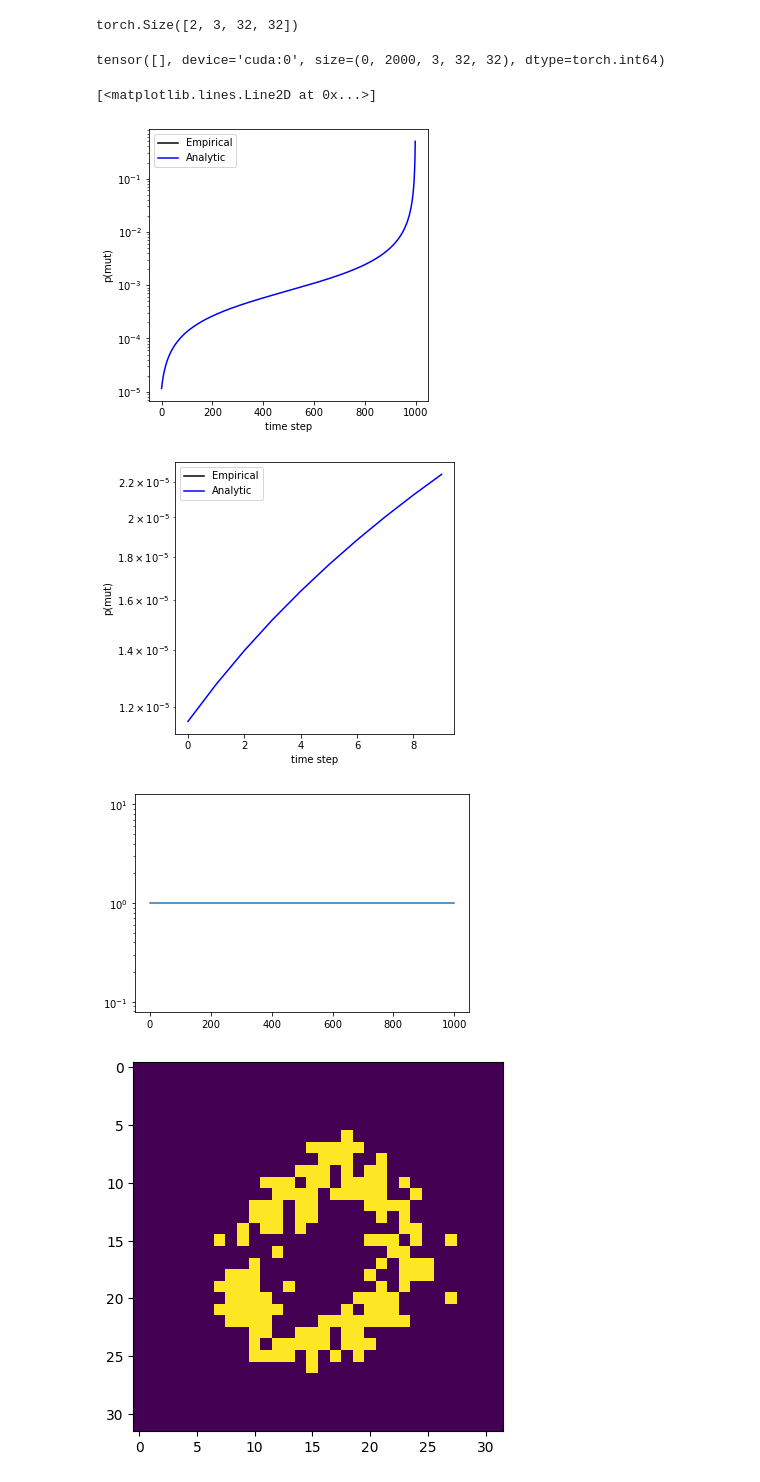
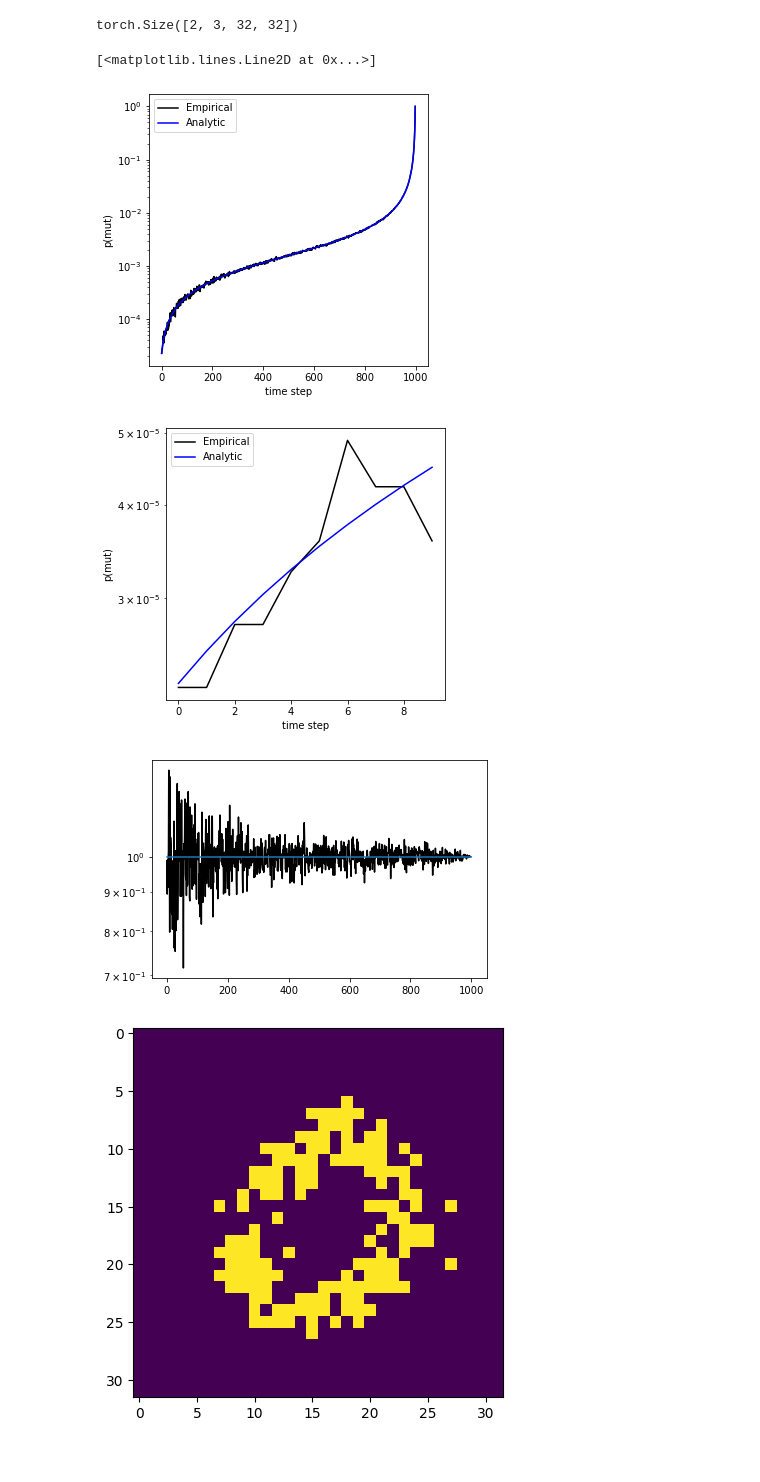
Before and after one commit to AlanNawzadAmin/d3pm, a Jupyter notebook: mut rates.ipynb, the cells around one changed output. Drawn from its saved outputs; the diff is of its cells as text; code cells hidden in the pictures.

```diff
--- a/mut rates.ipynb
+++ b/mut rates.ipynb
@@ -144,7 +144,7 @@ gc.collect()
 torch.cuda.empty_cache()
 gc.collect()
 
-n_samples = 2
+n_samples = 200
 
 cond = torch.zeros(n_samples).cuda().to(torch.int64)
 init_noise = torch.randint(0, N, (n_samples, n_channel, 32, 32)).cuda()
@@ -154,38 +154,34 @@ images = d3pm.sample_with_image_sequence(
 )
 images = torch.cat([im[None, ...] for im in images], 0)
 images = torch.cat([init_noise[None, ...], images], 0)
-diffs = (images[1:] != images[:-1]).reshape(n_samples, n_T-1, -1)
+diffs = (images[1:] != images[:-1]).reshape(n_T-1, n_samples, -1)
-# %%
-images[1:]
-# %% [output]
-tensor([], device='cuda:0', size=(0, 2000, 3, 32, 32), dtype=torch.int64)
 # %%
-r1 = diffs.cpu().numpy().mean(0).mean(-1)[::-1]
-r2 = d3pm.beta_t[1:].cpu().numpy() / 2
+r1 = diffs.cpu().numpy().mean(-1).mean(-1)[::-1]
+r2 = d3pm.beta_t[1:].cpu().numpy()
 plt.figure(figsize=[5, 5])
 plt.semilogy(r1, label="Empirical", color='black')
 plt.semilogy(r2, label="Analytic", color='blue')
 plt.xlabel("time step")
 plt.ylabel("p(mut)")
 plt.legend()
 # plt.savefig("figures/schedule_comparison.png")
 
 plt.figure(figsize=[5, 5])
 plt.semilogy(r1[:10], label="Empirical", color='black')
 plt.semilogy(r2[:10], label="Analytic", color='blue')
 plt.xlabel("time step")
 plt.ylabel("p(mut)")
 plt.legend()
 # plt.savefig("figures/schedule_comparison_zoom.png")
 
 plt.figure()
 plt.semilogy(r1/r2, color='black')
 plt.plot([0, 1000], np.ones(2))
 # %% [output]
 [<matplotlib.lines.Line2D at 0x...>]
-[figure, old version]
+[figure, new version]
-[figure, old version]
+[figure, new version]
-[figure, old version]
+[figure, new version]
 # %%
 with torch.no_grad():
     t = 1#d3pm.n_T-1
```
Also changed, not shown: 1 other file.
